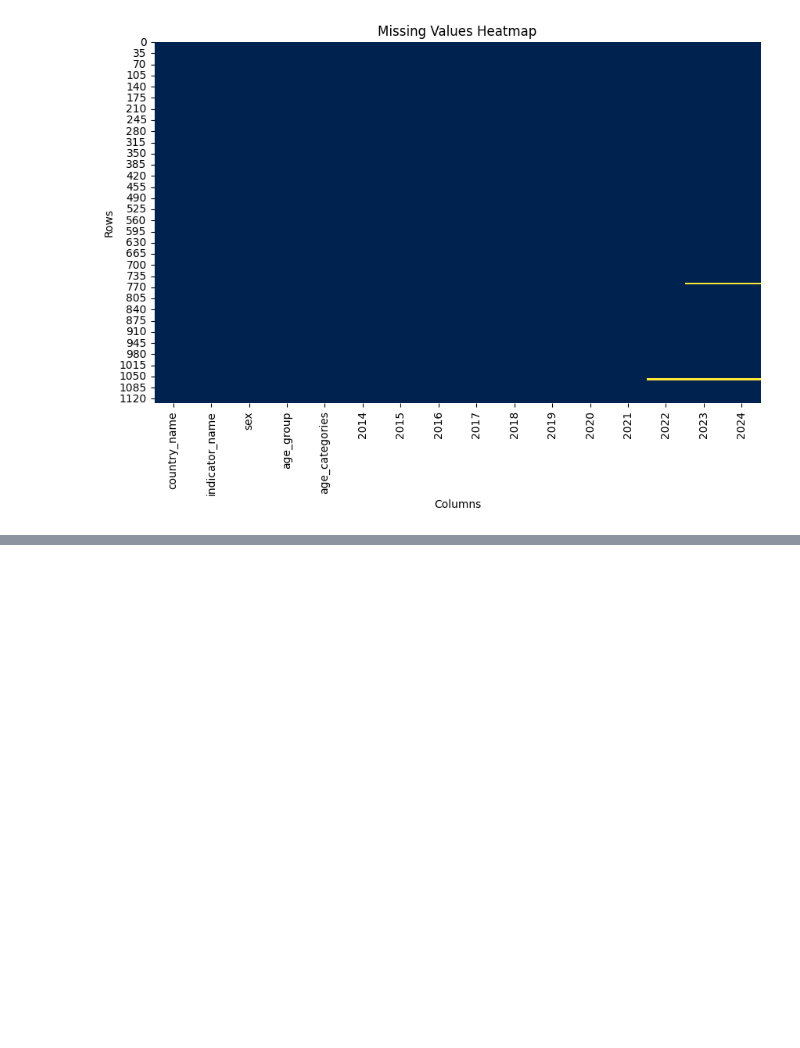
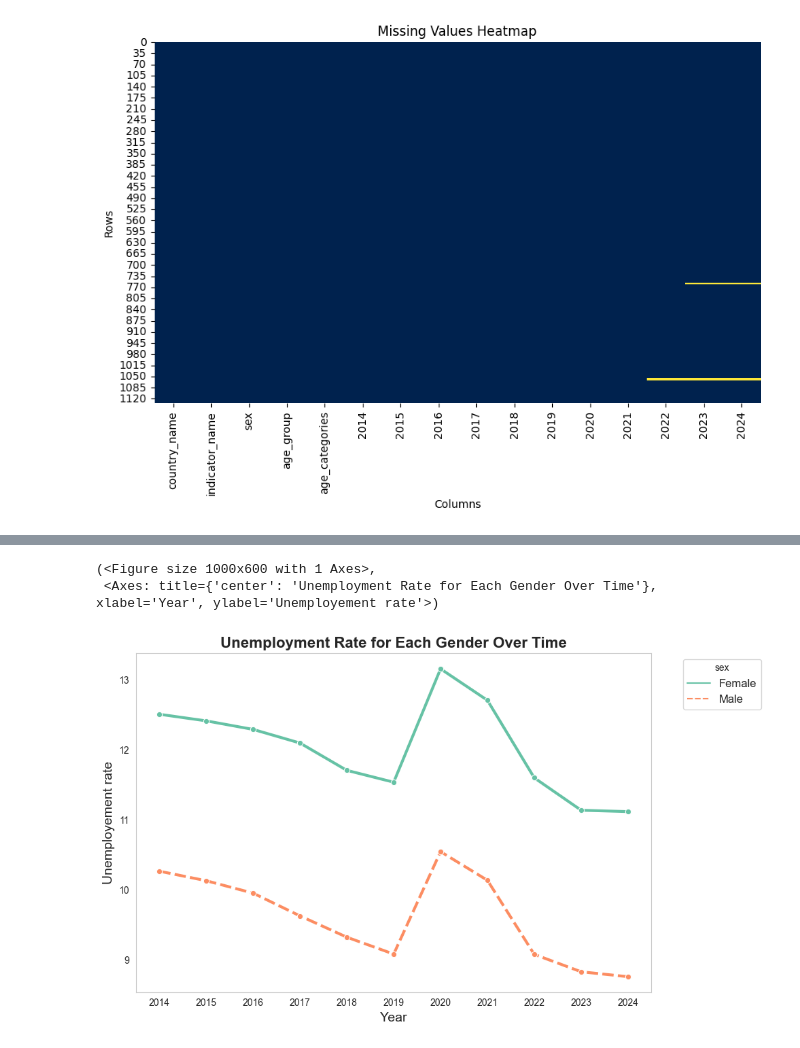
Before and after one commit to AmirMohammadiKarbalaei/Global_Unemployment, a Jupyter notebook: EDA.ipynb, the cells around one changed output, grey strips where cells are left out. Cells and saved outputs as stored; diff of their text form; code cells hidden in the pictures; blank space fills up the shorter version.

```diff
--- a/EDA.ipynb
+++ b/EDA.ipynb
@@ -137,0 +141,8 @@ plot(mean_value, "Average Global Unemployment Rate", "Years", "Unemployment Rate
+# %%
+sex_grouped = data.groupby("sex").mean([data.columns[5:]])
+# %%
+plot(sex_grouped.transpose(),"Unemployment Rate for Each Gender Over Time","Year","Unemployement rate","sex")
+# %% [output]
+(<Figure size 1000x600 with 1 Axes>,
+ <Axes: title={'center': 'Unemployment Rate for Each Gender Over Time'}, xlabel='Year', ylabel='Unemployement rate'>)
+[figure, added]
```
Also changed, not shown: parts of 10 cells of this notebook.
